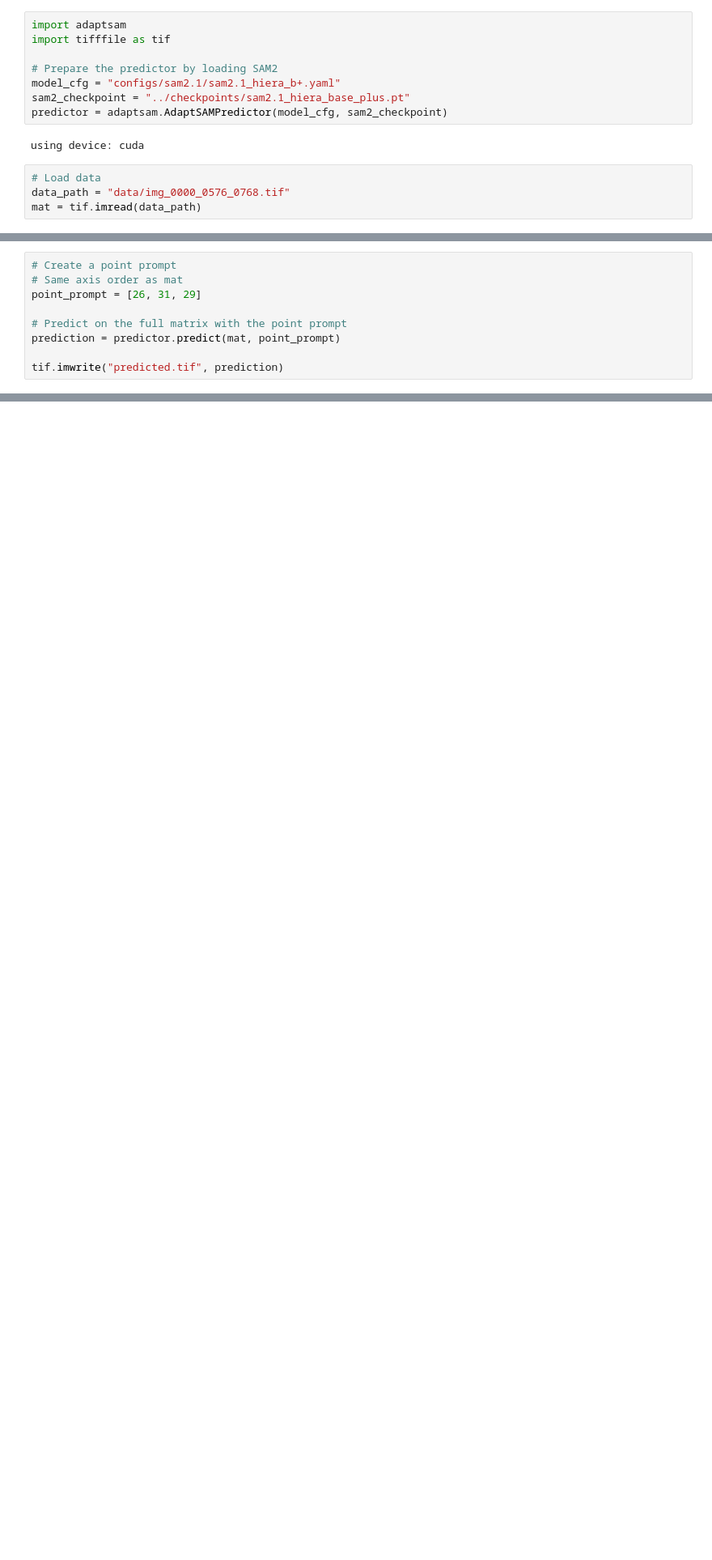
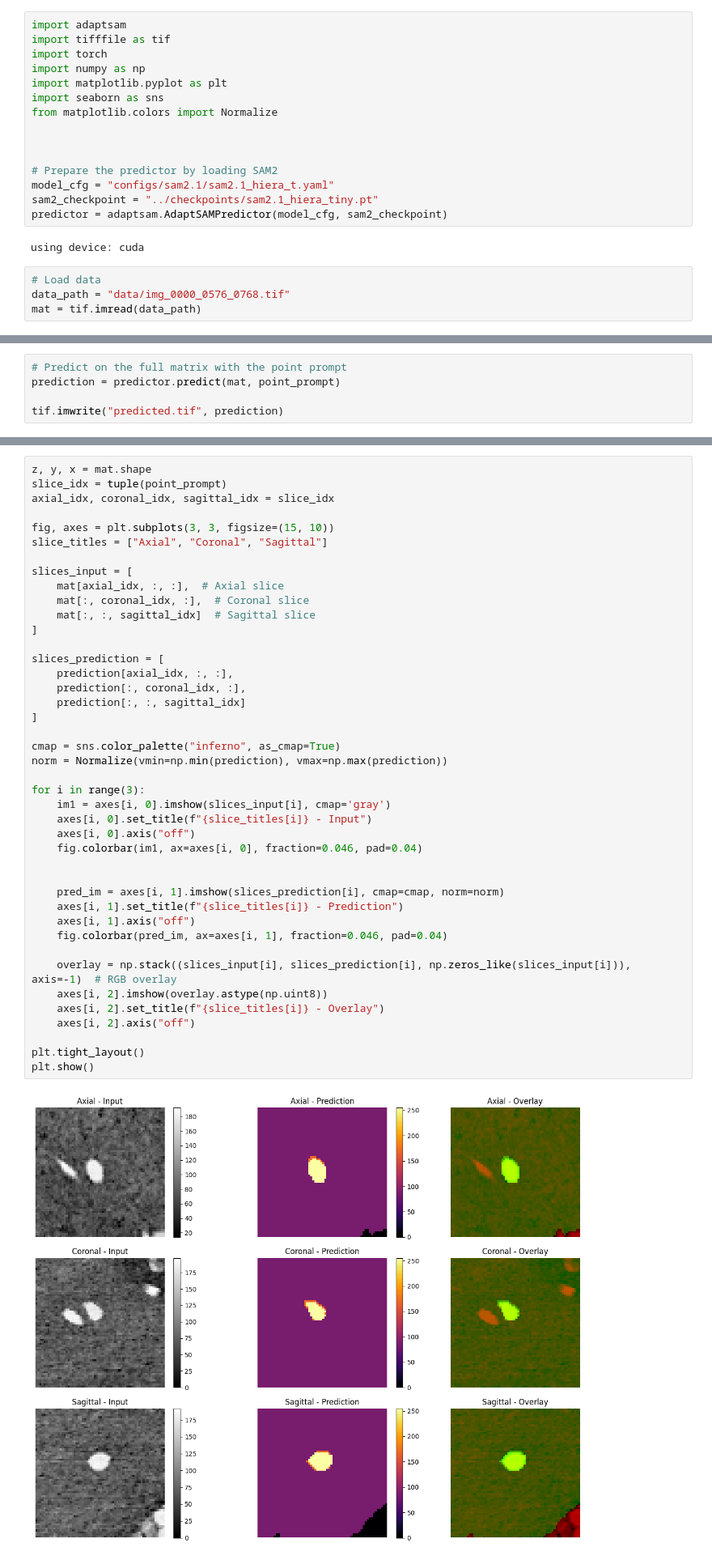
Before and after one commit to KarpRom/adaptSAM-3D, a Jupyter notebook: example/cell_segmentation.ipynb, the cells around one changed output, grey strips where cells are left out. Shown at 81% size. Drawn from its saved outputs; the diff is of its cells as text; blank space fills up the shorter version.

Commit message:
fix: finished debugging planes axis orders

```diff
--- a/example/cell_segmentation.ipynb
+++ b/example/cell_segmentation.ipynb
@@ -1,10 +1,17 @@
 # %%
 import adaptsam
 import tifffile as tif
+import torch
+import numpy as np
+import matplotlib.pyplot as plt
+import seaborn as sns
+from matplotlib.colors import Normalize
+
+
 
 # Prepare the predictor by loading SAM2
-model_cfg = "configs/sam2.1/sam2.1_hiera_b+.yaml"
-sam2_checkpoint = "../checkpoints/sam2.1_hiera_base_plus.pt"
+model_cfg = "configs/sam2.1/sam2.1_hiera_t.yaml"
+sam2_checkpoint = "../checkpoints/sam2.1_hiera_tiny.pt"
 predictor = adaptsam.AdaptSAMPredictor(model_cfg, sam2_checkpoint)
 # %% [output]
 using device: cuda
@@ -15,8 +50,4 @@ mat = tif.imread(data_path)
 # %%
-# Create a point prompt
-# Same axis order as mat
-point_prompt = [26, 31, 29]
-
 # Predict on the full matrix with the point prompt
 prediction = predictor.predict(mat, point_prompt)
 
@@ -51,0 +74,44 @@ plt.show()
+# %%
+z, y, x = mat.shape
+slice_idx = tuple(point_prompt)
+axial_idx, coronal_idx, sagittal_idx = slice_idx
+
+fig, axes = plt.subplots(3, 3, figsize=(15, 10))
+slice_titles = ["Axial", "Coronal", "Sagittal"]
+
+slices_input = [
+    mat[axial_idx, :, :],  # Axial slice
+    mat[:, coronal_idx, :],  # Coronal slice
+    mat[:, :, sagittal_idx]  # Sagittal slice
+]
+
+slices_prediction = [
+    prediction[axial_idx, :, :],
+    prediction[:, coronal_idx, :],
+    prediction[:, :, sagittal_idx]
+]
+
+cmap = sns.color_palette("inferno", as_cmap=True)
+norm = Normalize(vmin=np.min(prediction), vmax=np.max(prediction))
+
+for i in range(3):
+    im1 = axes[i, 0].imshow(slices_input[i], cmap='gray')
+    axes[i, 0].set_title(f"{slice_titles[i]} - Input")
+    axes[i, 0].axis("off")
+    fig.colorbar(im1, ax=axes[i, 0], fraction=0.046, pad=0.04)
+
+
+    pred_im = axes[i, 1].imshow(slices_prediction[i], cmap=cmap, norm=norm)
+    axes[i, 1].set_title(f"{slice_titles[i]} - Prediction")
+    axes[i, 1].axis("off")
+    fig.colorbar(pred_im, ax=axes[i, 1], fraction=0.046, pad=0.04)
+
+    overlay = np.stack((slices_input[i], slices_prediction[i], np.zeros_like(slices_input[i])), axis=-1)  # RGB overlay
+    axes[i, 2].imshow(overlay.astype(np.uint8))
+    axes[i, 2].set_title(f"{slice_titles[i]} - Overlay")
+    axes[i, 2].axis("off")
+
+plt.tight_layout()
+plt.show()
+# %% [output]
+[figure, added]
```
Also changed, not shown: parts of 4 cells of this notebook, 1 other file.
